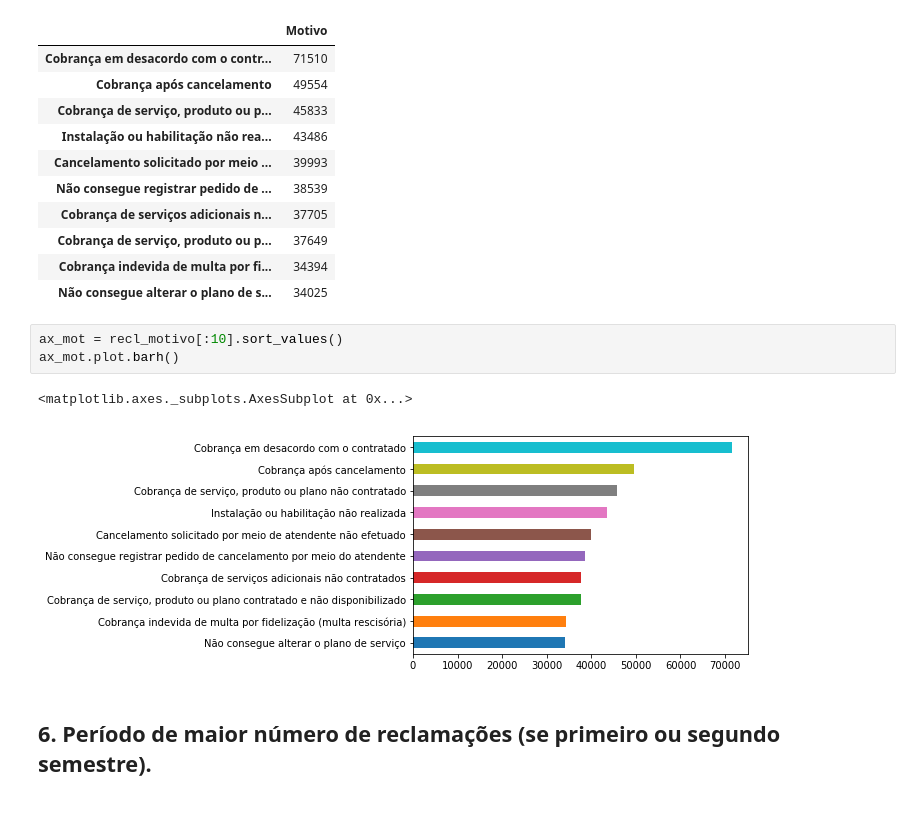
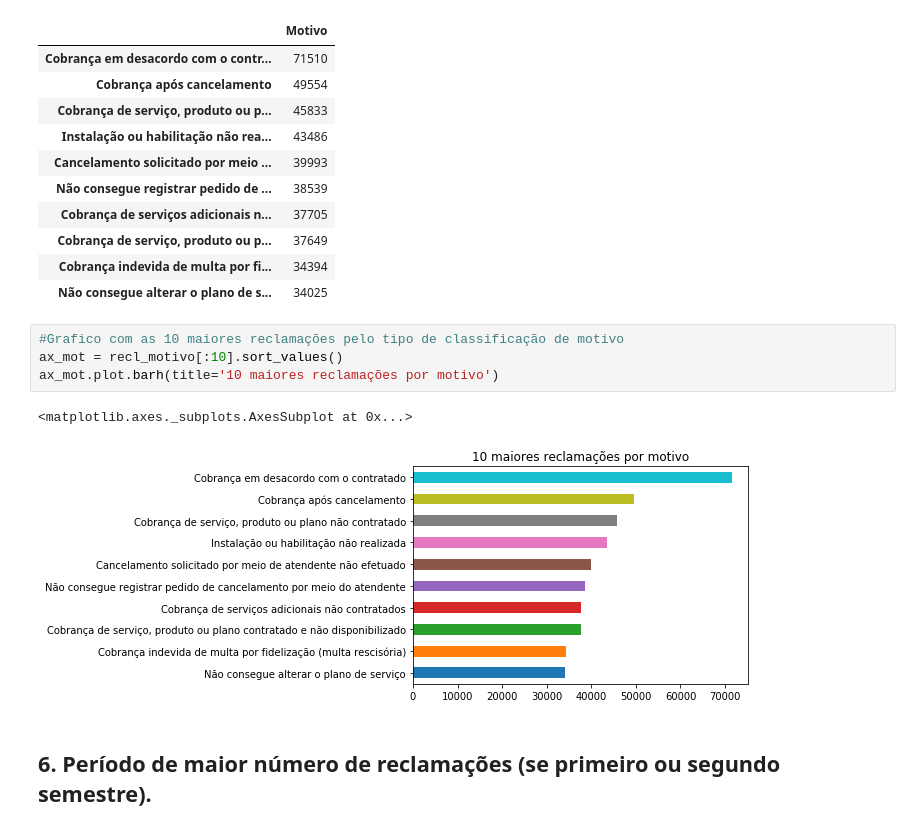
Before and after one commit to Rafaelcvo/dataset_anatel_pos, a Jupyter notebook: anatel.ipynb, the cells around one changed output. Cells and saved outputs as stored; diff of their text form.

```diff
--- a/anatel.ipynb
+++ b/anatel.ipynb
@@ -428,12 +478,13 @@ recl_motivo[:10].to_frame()
 | Cobrança de serviço, produto ou p... | 37649 |
 | Cobrança indevida de multa por fi... | 34394 |
 | Não consegue alterar o plano de s... | 34025 |
-# %%
-ax_mot = recl_motivo[:10].sort_values()
-ax_mot.plot.barh()
-# %% [output]
-<matplotlib.axes._subplots.AxesSubplot at 0x...>
-[figure, removed]
+# %%
+#Grafico com as 10 maiores reclamações pelo tipo de classificação de motivo
+ax_mot = recl_motivo[:10].sort_values()
+ax_mot.plot.barh(title='10 maiores reclamações por motivo')
+# %% [output]
+<matplotlib.axes._subplots.AxesSubplot at 0x...>
+[figure, added]
 # %% [markdown]
 ## 6. Período de maior número de reclamações (se primeiro ou segundo semestre).
 # %%
```
Also changed, not shown: parts of 28 cells of this notebook.
